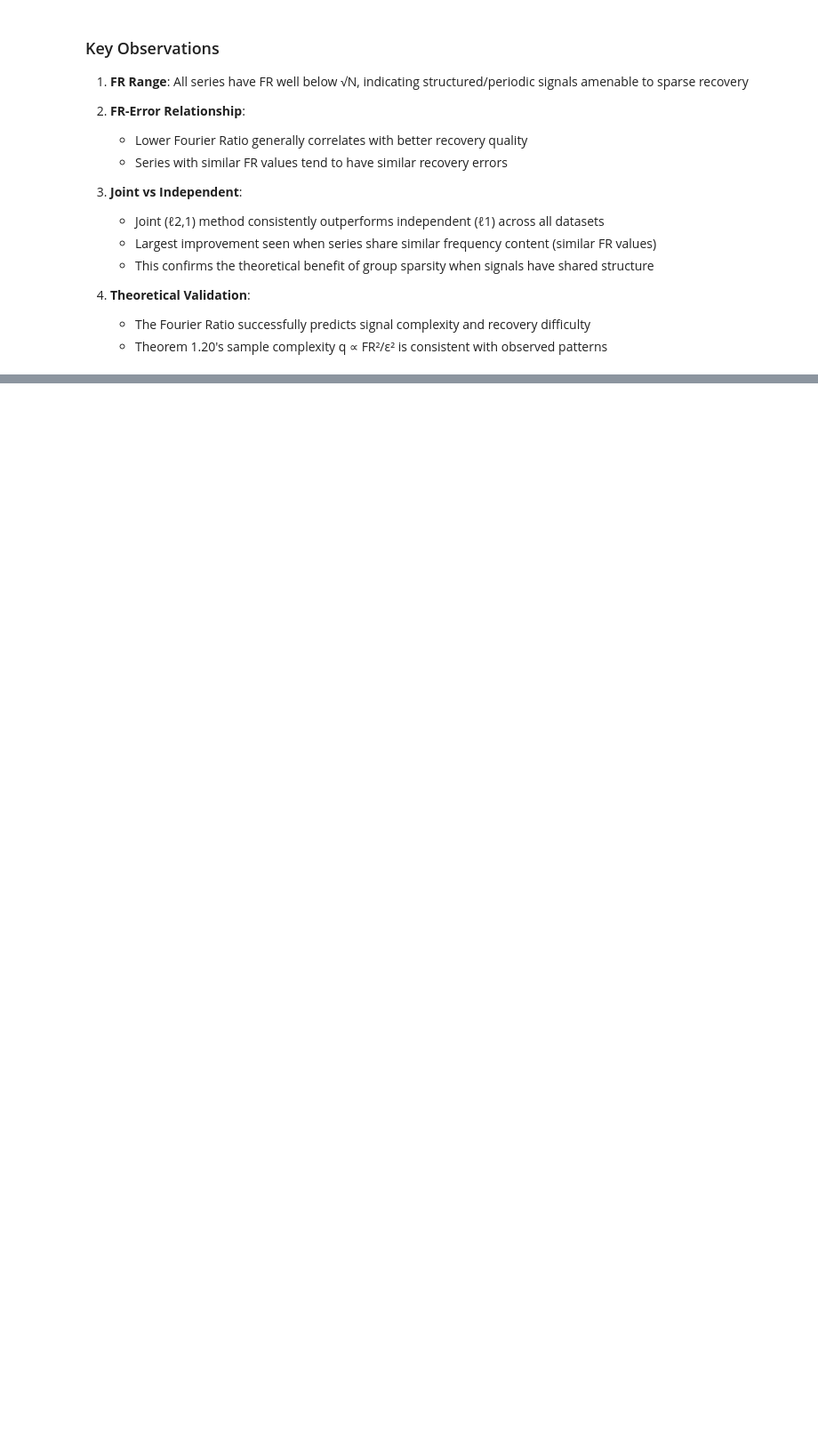
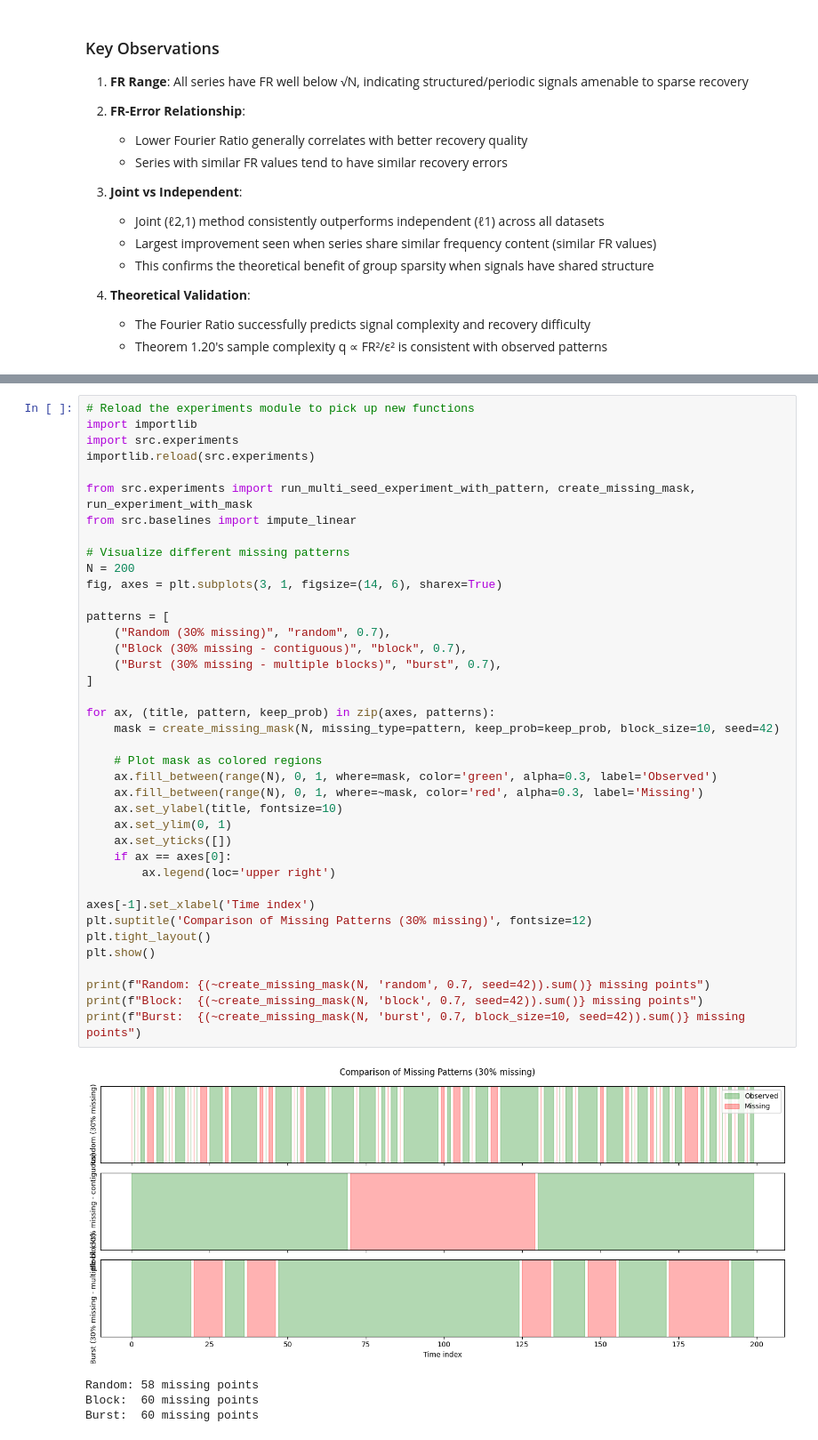
Before and after one commit to 0stapfreeman/TS-research, a Jupyter notebook: notebooks/joint_imputation_experiments.ipynb, the cells around one changed output, grey strips where cells are left out. Shown at 89% size. Cells and saved outputs as stored; diff of their text form; blank space fills up the shorter version.

```diff
--- a/notebooks/joint_imputation_experiments.ipynb
+++ b/notebooks/joint_imputation_experiments.ipynb
@@ -463,0 +781,44 @@ plt.show()
+# %%
+# Reload the experiments module to pick up new functions
+import importlib
+import src.experiments
+importlib.reload(src.experiments)
+
+from src.experiments import run_multi_seed_experiment_with_pattern, create_missing_mask, run_experiment_with_mask
+from src.baselines import impute_linear
+
+# Visualize different missing patterns
+N = 200
+fig, axes = plt.subplots(3, 1, figsize=(14, 6), sharex=True)
+
+patterns = [
+    ("Random (30% missing)", "random", 0.7),
+    ("Block (30% missing - contiguous)", "block", 0.7),
+    ("Burst (30% missing - multiple blocks)", "burst", 0.7),
+]
+
+for ax, (title, pattern, keep_prob) in zip(axes, patterns):
+    mask = create_missing_mask(N, missing_type=pattern, keep_prob=keep_prob, block_size=10, seed=42)
+
+    # Plot mask as colored regions
+    ax.fill_between(range(N), 0, 1, where=mask, color='green', alpha=0.3, label='Observed')
+    ax.fill_between(range(N), 0, 1, where=~mask, color='red', alpha=0.3, label='Missing')
+    ax.set_ylabel(title, fontsize=10)
+    ax.set_ylim(0, 1)
+    ax.set_yticks([])
+    if ax == axes[0]:
+        ax.legend(loc='upper right')
+
+axes[-1].set_xlabel('Time index')
+plt.suptitle('Comparison of Missing Patterns (30% missing)', fontsize=12)
+plt.tight_layout()
+plt.show()
+
+print(f"Random: {(~create_missing_mask(N, 'random', 0.7, seed=42)).sum()} missing points")
+print(f"Block:  {(~create_missing_mask(N, 'block', 0.7, seed=42)).sum()} missing points")
+print(f"Burst:  {(~create_missing_mask(N, 'burst', 0.7, block_size=10, seed=42)).sum()} missing points")
+# %% [output]
+[figure, added]
+Random: 58 missing points
+Block:  60 missing points
+Burst:  60 missing points
```
Also changed, not shown: parts of 33 cells of this notebook, 11 other files.
